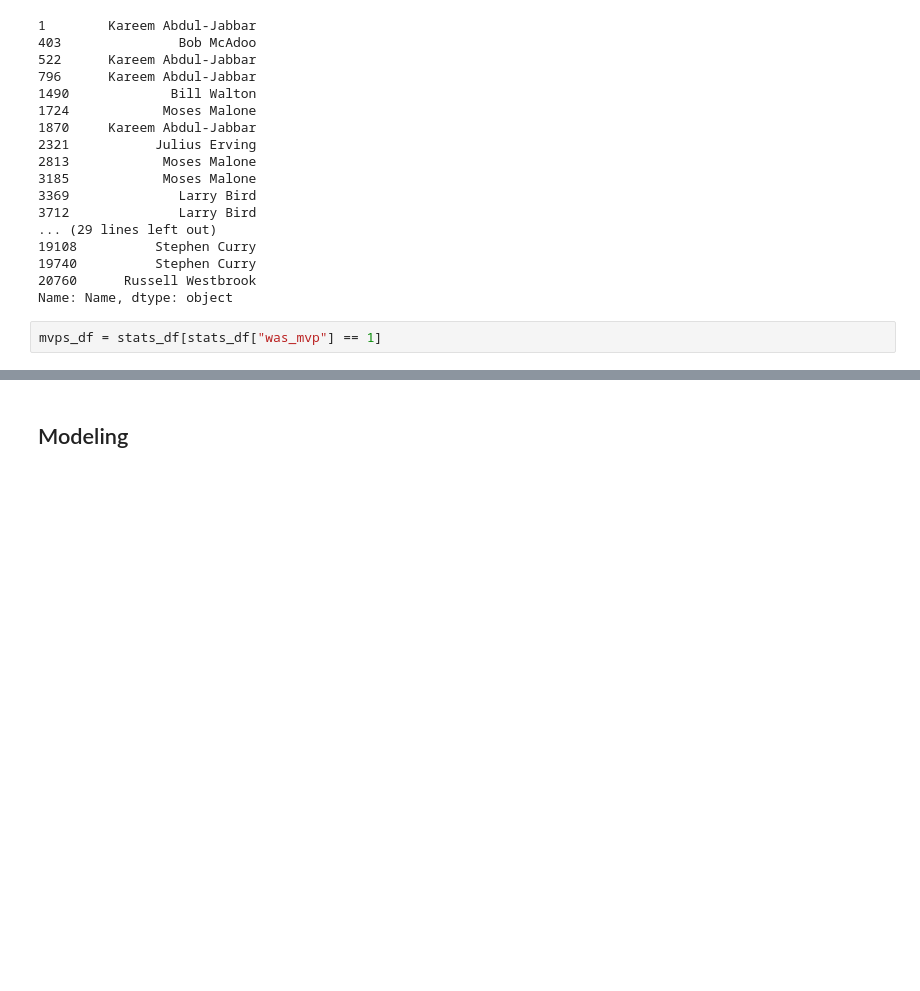
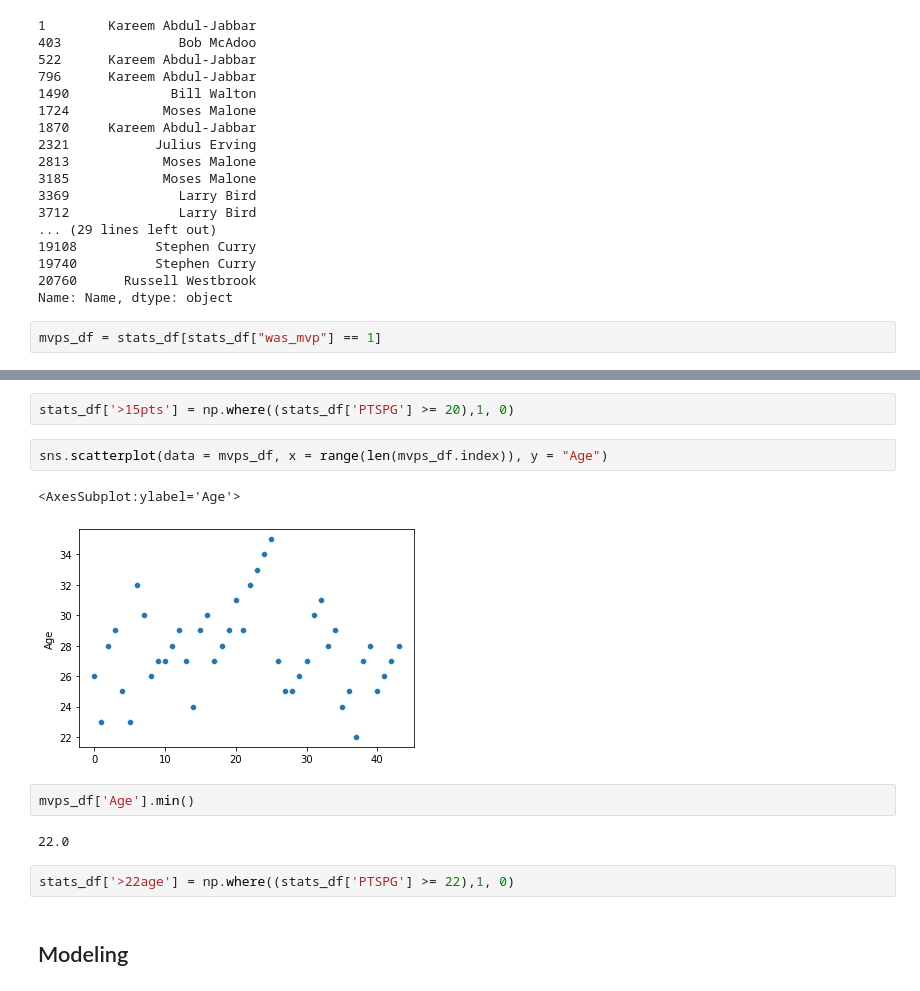
Before and after one commit to jdclifton2/NBA_Analysis, a Jupyter notebook: MVP_Analysis.ipynb, the cells around one changed output, grey strips where cells are left out. Drawn from its saved outputs; the diff is of its cells as text; blank space fills up the shorter version.

```diff
--- a/MVP_Analysis.ipynb
+++ b/MVP_Analysis.ipynb
@@ -231,3 +246,16 @@ mvps_df = stats_df[stats_df["was_mvp"] == 1]
+# %%
+stats_df['>15pts'] = np.where((stats_df['PTSPG'] >= 20),1, 0)
+# %%
+sns.scatterplot(data = mvps_df, x = range(len(mvps_df.index)), y = "Age")
+# %% [output]
+<AxesSubplot:ylabel='Age'>
+[figure, added]
+# %%
+mvps_df['Age'].min()
+# %% [output]
+22.0
+# %%
+stats_df['>22age'] = np.where((stats_df['PTSPG'] >= 22),1, 0)
 # %% [markdown]
 ## Modeling <a class="anchor" id="modeling"></a>
 # %%
```
Also changed, not shown: parts of 80 cells of this notebook.
